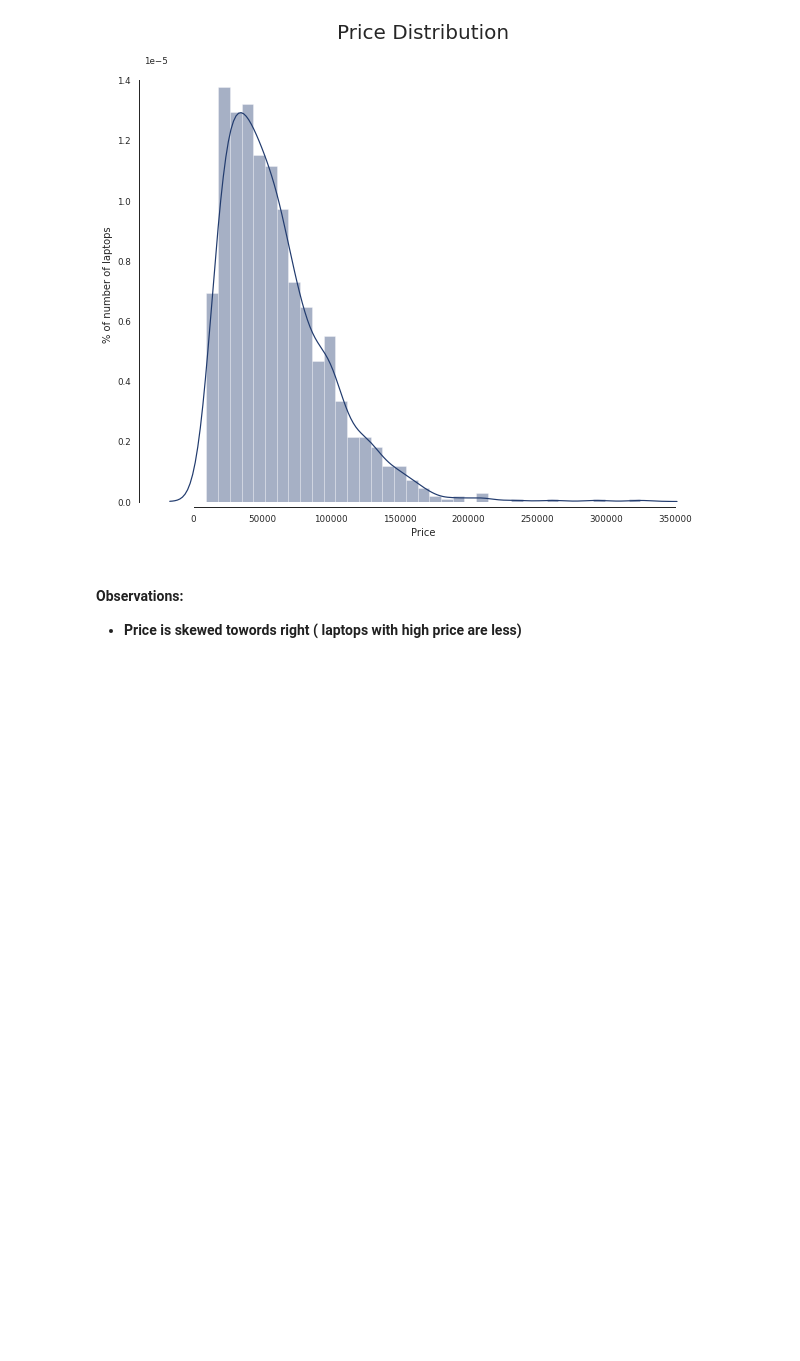
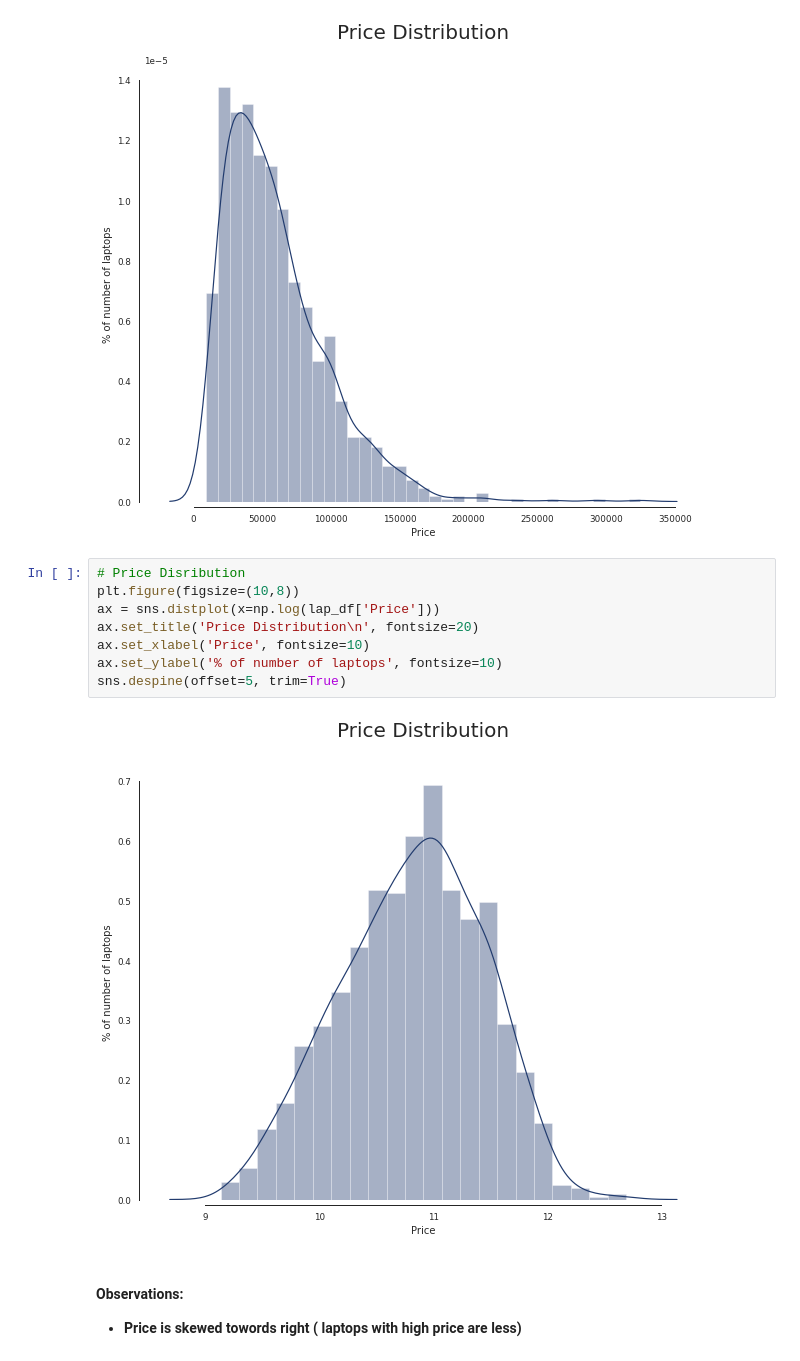
Before and after one commit to mebi-ali/Laptop_Price_Predictor, a Jupyter notebook: laptop-price-predictor.ipynb, the cells around one changed output. Cells and saved outputs as stored; diff of their text form; blank space fills up the shorter version.

```diff
--- a/laptop-price-predictor.ipynb
+++ b/laptop-price-predictor.ipynb
@@ -230,6 +230,16 @@ ax.set_ylabel('% of number of laptops', fontsize=10)
 sns.despine(offset=5, trim=True)
 # %% [output]
 [figure]
+# %%
+# Price Disribution
+plt.figure(figsize=(10,8))
+ax = sns.distplot(x=np.log(lap_df['Price']))
+ax.set_title('Price Distribution\n', fontsize=20)
+ax.set_xlabel('Price', fontsize=10)
+ax.set_ylabel('% of number of laptops', fontsize=10)
+sns.despine(offset=5, trim=True)
+# %% [output]
+[figure, added]
 # %% [markdown]
 #### Observations:
 * **Price is skewed towords right ( laptops with high price are less)**
```
Also changed, not shown: parts of 36 cells of this notebook.
